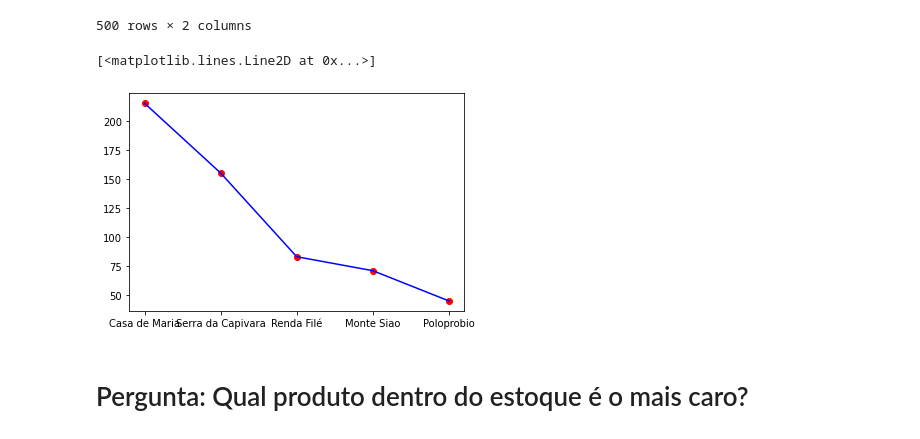
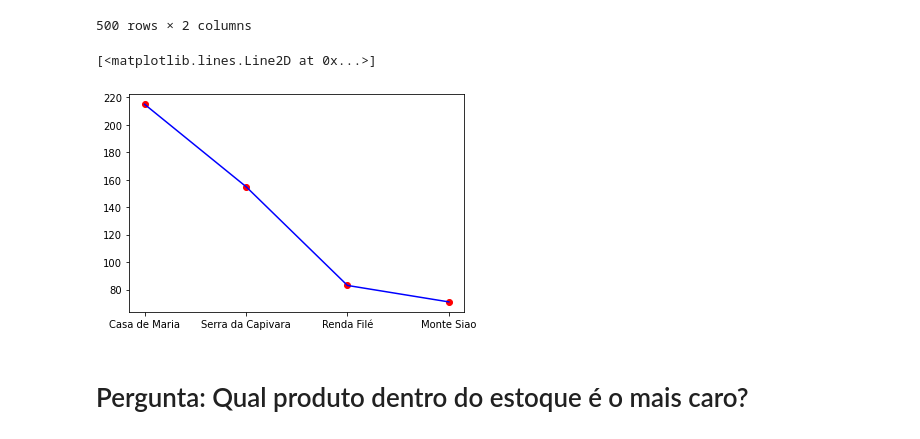
Before and after one commit to tenonin/projeto-6, a Jupyter notebook: omie.ipynb, the cells around one changed output. Cells and saved outputs as stored; diff of their text form; code cells hidden in the pictures.

```diff
--- a/omie.ipynb
+++ b/omie.ipynb
@@ -140,11 +140,11 @@ estoque.sort_values('Estoque Disponível',ascending=False)
 | Porta Panelas Folha Capeba Verde | 65.0 | -4 |
 500 rows × 2 columns
 # %%
-plt.plot(estoque.sort_values('Estoque Disponível',ascending=False).drop(columns=['Preço Unitário de Venda'])[0:5],'or')
-plt.plot(estoque.sort_values('Estoque Disponível',ascending=False).drop(columns=['Preço Unitário de Venda'])[0:5],'-b')
+plt.plot(estoque.sort_values('Estoque Disponível',ascending=False).drop(columns=['Preço Unitário de Venda'])[0:4],'or')
+plt.plot(estoque.sort_values('Estoque Disponível',ascending=False).drop(columns=['Preço Unitário de Venda'])[0:4],'-b')
 # %% [output]
 [<matplotlib.lines.Line2D at 0x...>]
-[figure, old version]
+[figure, new version]
 # %% [markdown]
 # Pergunta: Qual produto dentro do estoque é o mais caro?
 # %%
```
Also changed, not shown: parts of 21 cells of this notebook.
